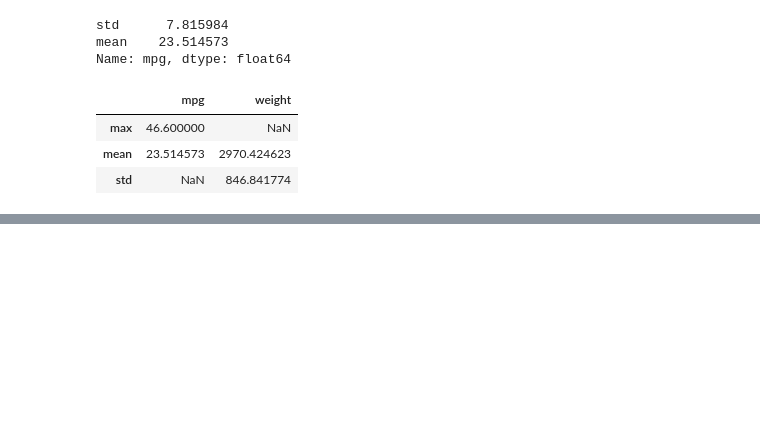
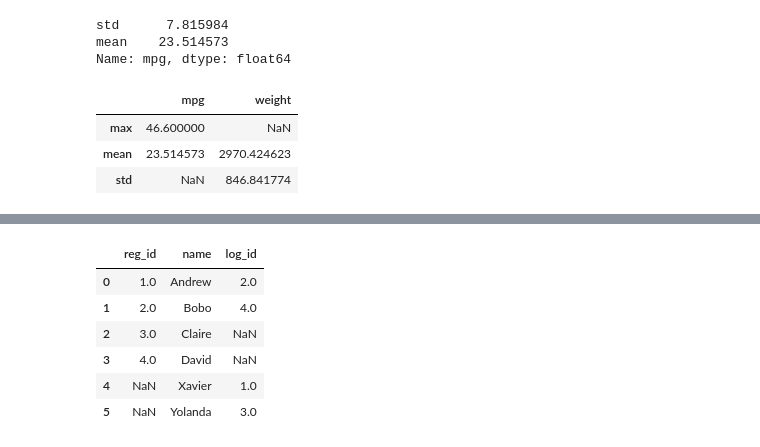
Before and after one commit to RagnarOkayy/DataAnalysisPython, a Jupyter notebook: PandasGroupBy.ipynb, the cells around one changed output, grey strips where cells are left out. Saved outputs shown, nothing was run; the diff lists cells and outputs as text; code cells hidden in the pictures; blank space fills up the shorter version.

```diff
--- a/PandasGroupBy.ipynb
+++ b/PandasGroupBy.ipynb
@@ -403,0 +504,14 @@ df.agg({ # each function will apply for a specific column
+# %%
+# merge() take sthe arg how
+# Inner, Outer, Left/Right
+# First we find what column we have to merge
+
+# The on column should be unique per row
+# The on column should be present in both tables
+# Represen the same thing on both tabels
+
+# inner - result is the set of records that match in both tabels
+# pd.merge(table1, table2, how, on)
+
+registrations = pd.DataFrame({'reg_id':[1,2,3,4],'name':['Andrew','Bobo','Claire','David']})
+logins = pd.DataFrame({'log_id':[1,2,3,4],'name':['Xavier','Andrew','Yolanda','Bobo']})
@@ -403,0 +563,11 @@ df.agg({ # each function will apply for a specific column
+# %%
+# outer will select everything in both tabels
+pd.merge(registrations, logins, how='outer', on='name')
+# %% [output]
+|  | reg_id | name | log_id |
+| 0 | 1.0 | Andrew | 2.0 |
+| 1 | 2.0 | Bobo | 4.0 |
+| 2 | 3.0 | Claire | NaN |
+| 3 | 4.0 | David | NaN |
+| 4 | NaN | Xavier | 1.0 |
+| 5 | NaN | Yolanda | 3.0 |
```
Also changed, not shown: parts of 25 cells of this notebook.
